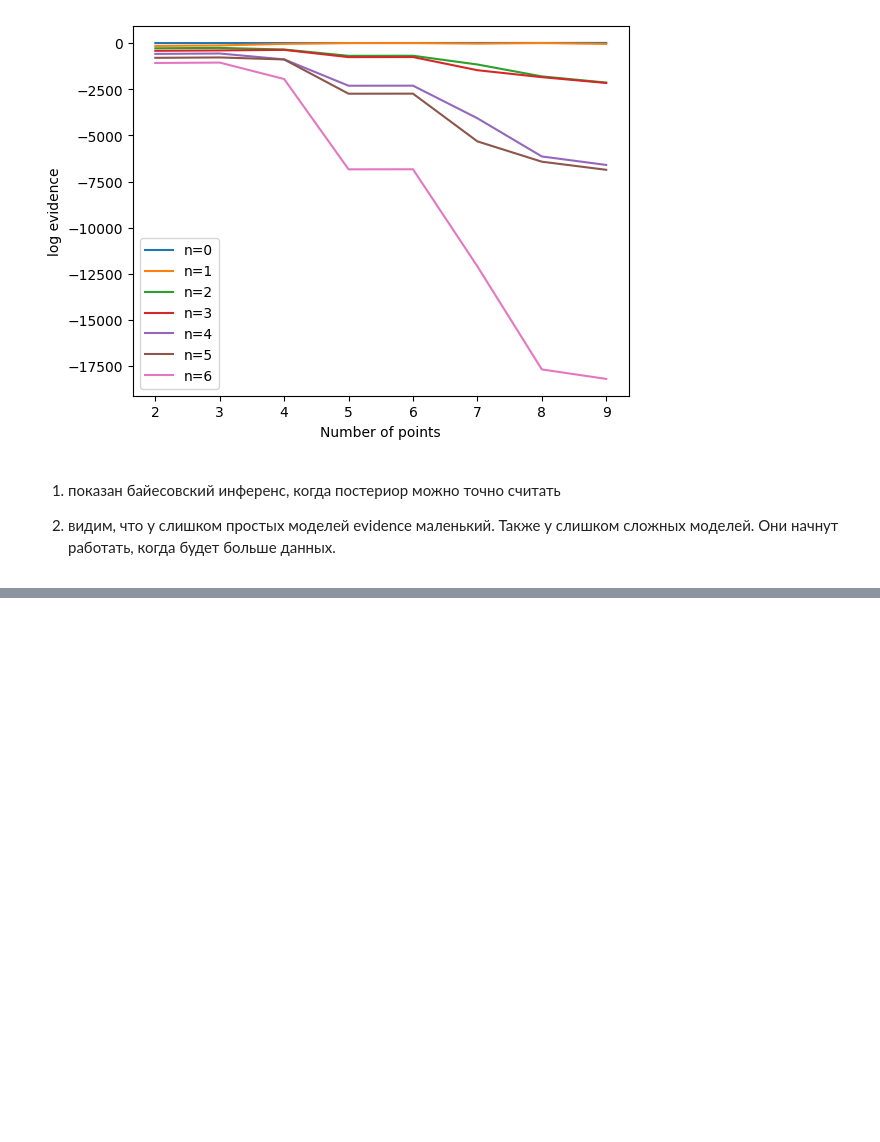
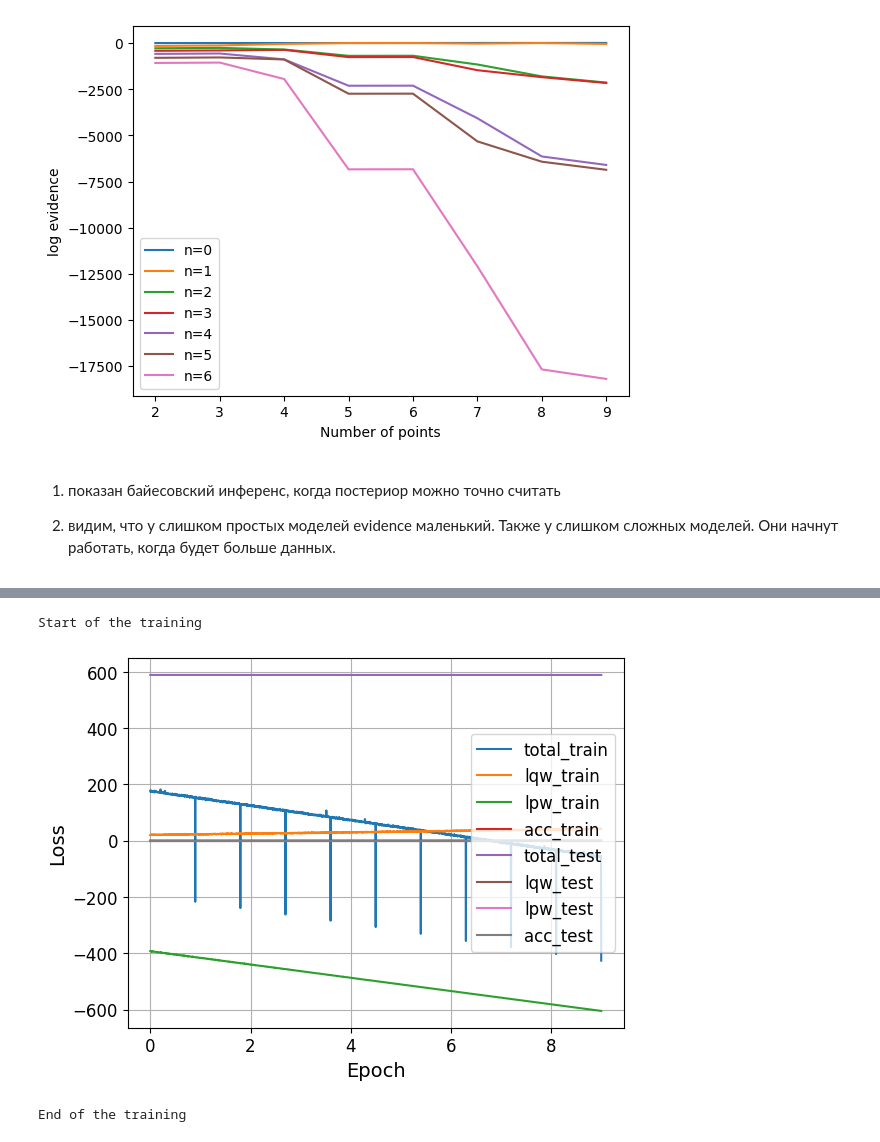
Before and after one commit to intsystems/bayes_deep_compression, a Jupyter notebook: Example.ipynb, the cells around one changed output, grey strips where cells are left out. Saved outputs shown, nothing was run; the diff lists cells and outputs as text; code cells hidden in the pictures; blank space fills up the shorter version.

```diff
--- a/Example.ipynb
+++ b/Example.ipynb
@@ -76,0 +177,17 @@ s
+# %%
+if torch.backends.mps.is_available():
+    device = "mps"
+else:
+    device = "cpu"
+# %%
+if False: #torch.backends.mps.is_available():
+    device = "mps"
+else:
+    device = "cpu"
+
+train_losses, test_losses = train_model(model, train_loader=trainloader, test_loader=valloader, epochs=10,
+            optimizer= opt, loss_key= 'total', visualize_samples=False, device = device)
+# %% [output]
+Start of the training
+[figure, added]
+End of the training
```
Also changed, not shown: parts of 11 cells of this notebook, 9 other files.
